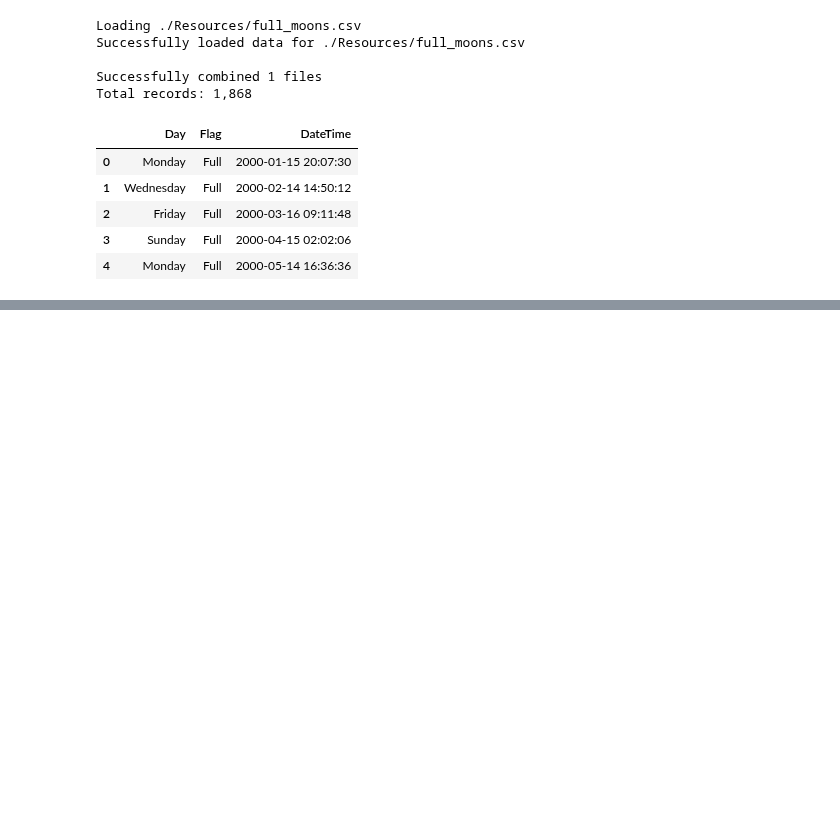
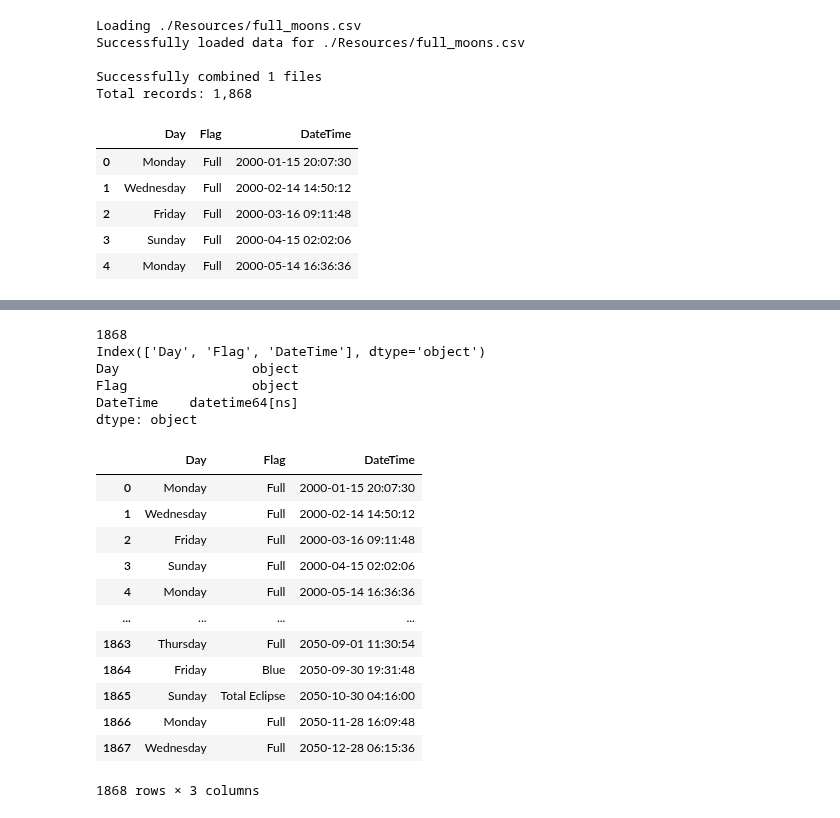
Before and after one commit to mattlundberg/Project-1, a Jupyter notebook: jason.ipynb, the cells around one changed output, grey strips where cells are left out. Saved outputs shown, nothing was run; the diff lists cells and outputs as text; code cells hidden in the pictures; blank space fills up the shorter version.

```diff
--- a/jason.ipynb
+++ b/jason.ipynb
@@ -81,0 +101,25 @@ display(full_moon_test_df.head())
+# %%
+print(len(full_moon_df))
+print(full_moon_df.columns)
+print(full_moon_df.dtypes)
+display(full_moon_df)
+# %% [output]
+1868
+Index(['Day', 'Flag', 'DateTime'], dtype='object')
+Day                 object
+Flag                object
+DateTime    datetime64[ns]
+dtype: object
+|  | Day | Flag | DateTime |
+| 0 | Monday | Full | 2000-01-15 20:07:30 |
+| 1 | Wednesday | Full | 2000-02-14 14:50:12 |
+| 2 | Friday | Full | 2000-03-16 09:11:48 |
+| 3 | Sunday | Full | 2000-04-15 02:02:06 |
+| 4 | Monday | Full | 2000-05-14 16:36:36 |
+| ... | ... | ... | ... |
+| 1863 | Thursday | Full | 2050-09-01 11:30:54 |
+| 1864 | Friday | Blue | 2050-09-30 19:31:48 |
+| 1865 | Sunday | Total Eclipse | 2050-10-30 04:16:00 |
+| 1866 | Monday | Full | 2050-11-28 16:09:48 |
+| 1867 | Wednesday | Full | 2050-12-28 06:15:36 |
+1868 rows × 3 columns
```
Also changed, not shown: parts of 7 cells of this notebook.
